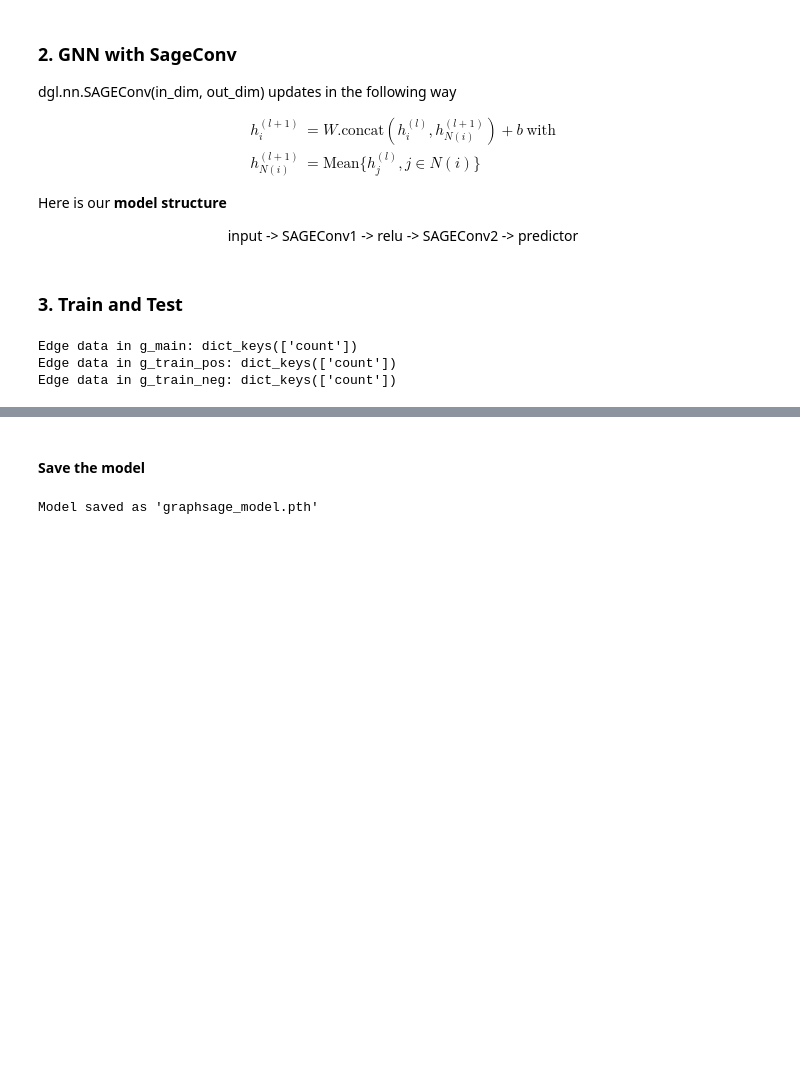
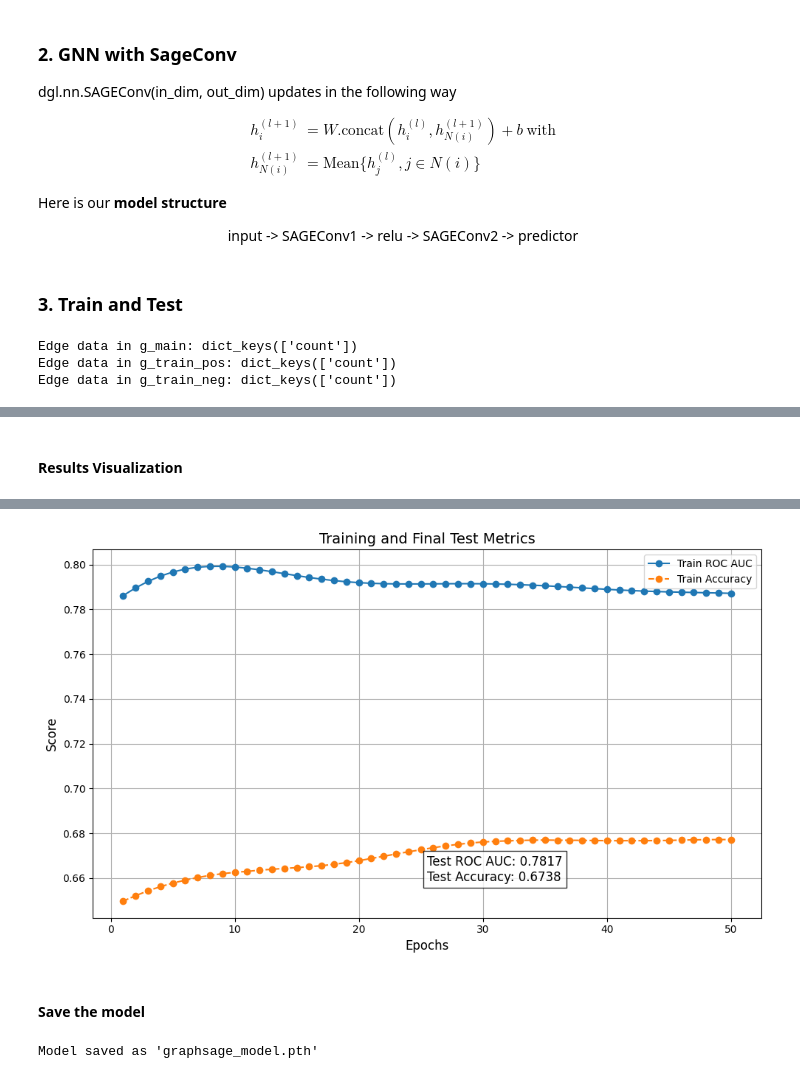
Before and after one commit to ovsvc/Graph-Link-Prediction, a Jupyter notebook: scripts/graphsage_model.ipynb, the cells around one changed output, grey strips where cells are left out. Drawn from its saved outputs; the diff is of its cells as text; code cells hidden in the pictures; blank space fills up the shorter version.

Commit message:
upd graphsage

```diff
--- a/scripts/graphsage_model.ipynb
+++ b/scripts/graphsage_model.ipynb
@@ -70,7 +67,7 @@ The goal is to predict **whether there is an edge** between any 2 nodes in g.
 import pickle
 
 # Load the graph
-with open('exploratory/graph_directed.pkl', 'rb') as f:
+with open('exploratory/graph_directed_month.pkl', 'rb') as f:
     g = pickle.load(f)
 
 g = dgl.from_networkx(g, edge_attrs=['count'])
@@ -317,0 +348,2 @@ Test Loss: 34780.7109 | Test AUC: 0.7969 | Test Accuracy: 0.6038
+# %% [markdown]
+#### Results Visualization
@@ -317,0 +385,22 @@ Test Loss: 34780.7109 | Test AUC: 0.7969 | Test Accuracy: 0.6038
+# %%
+# Initialize lists to store training metrics
+train_roc_auc = []
+train_accuracy = []
+
+# Training loop
+for epoch in range(num_epochs):
+    train_loss, train_auc, train_acc = train(model, g_main, g_train_pos, g_train_neg, optimizer)
+    train_roc_auc.append(train_auc)
+    train_accuracy.append(train_acc)
+
+    print(f"Epoch {epoch + 1}/{num_epochs}, Loss: {train_loss:.4f}, AUC: {train_auc:.4f}, Accuracy: {train_acc:.4f}")
+
+# Evaluate on the test set once after training
+with torch.no_grad():
+    test_loss, test_auc, test_acc = evaluate(model, g_main, g_test_pos, g_test_neg)
+
+print(f"Final Test Results - Loss: {test_loss:.4f}, ROC AUC: {test_auc:.4f}, Accuracy: {test_acc:.4f}")
+
+# Visualize training metrics with final test evaluation
+visualize_training_with_test(train_roc_auc, train_accuracy, test_auc, test_acc, title="Training and Final Test Metrics")
+# %% [output]
@@ -318,3 +424,4 @@ Test Loss: 34780.7109 | Test AUC: 0.7969 | Test Accuracy: 0.6038
+[figure, added]
 # %% [markdown]
 #### Save the model
 # %%
```
Also changed, not shown: parts of 12 cells of this notebook, 1 other file.
